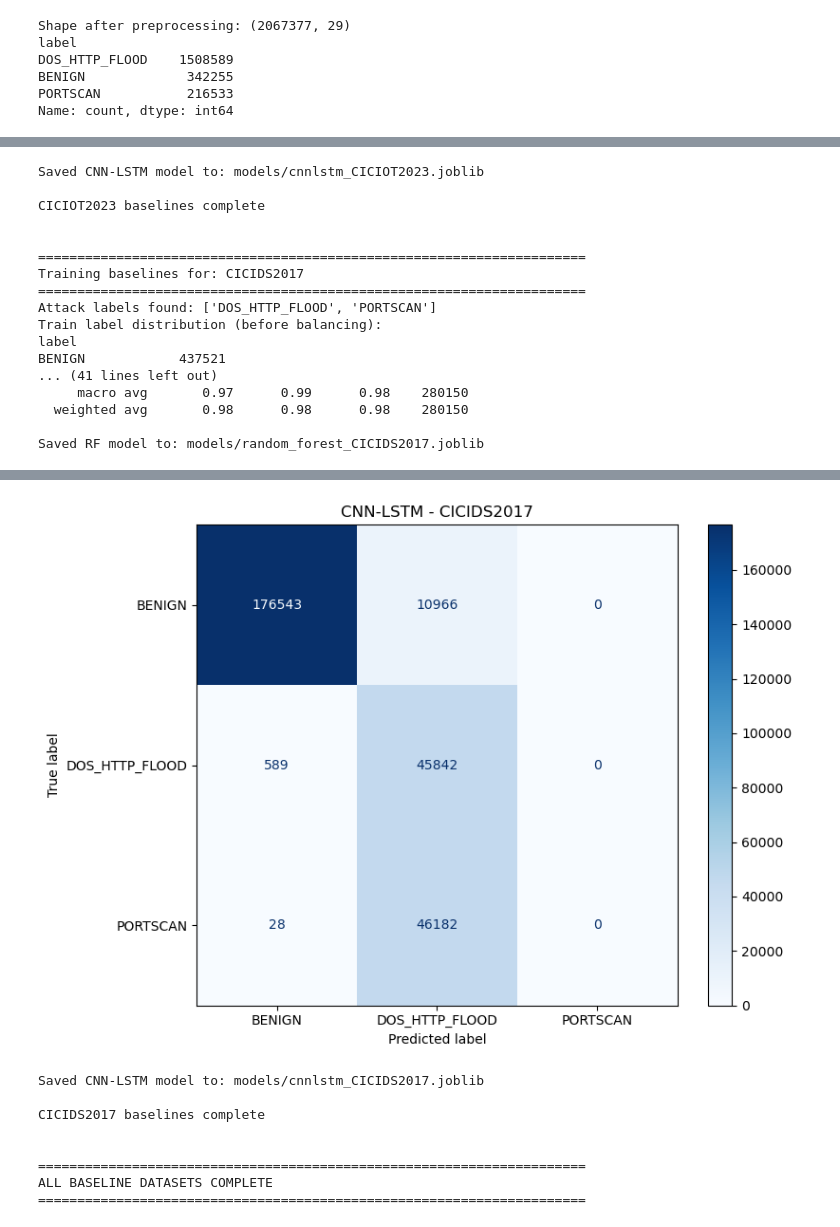
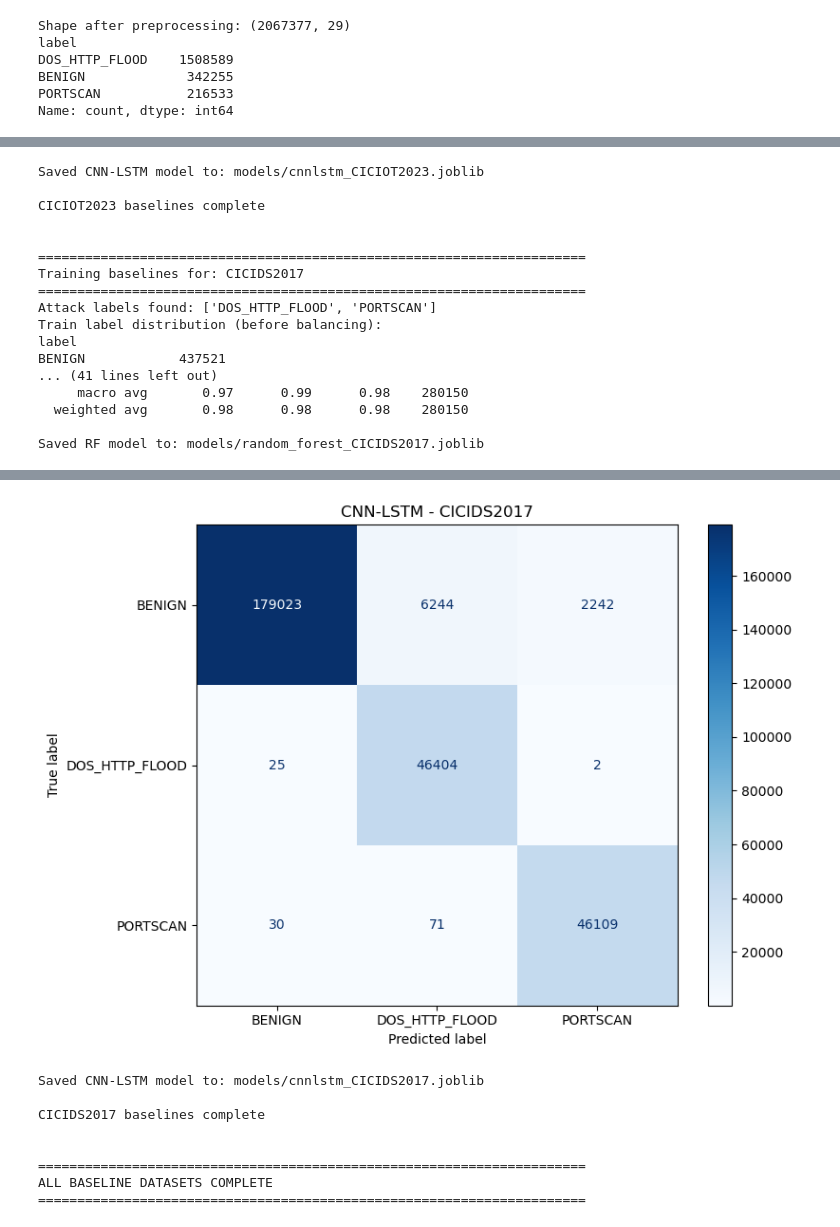
Before and after one commit to ramuld12/Property-based-Neural-Network-Verification, a Jupyter notebook: baseline/baseline.ipynb, the cells around one changed output, grey strips where cells are left out. Saved outputs shown, nothing was run; the diff lists cells and outputs as text; code cells hidden in the pictures.

```diff
--- a/baseline/baseline.ipynb
+++ b/baseline/baseline.ipynb
@@ -180,7 +184,6 @@ for dataset_name, dataset_config in DATASETS.items():
 
     # Load and preprocess dataset
     cleaned_df = dataset_config["data"]
-
 
     # Filter to attack labels
     attack_labels = ["DOS_HTTP_FLOOD", "PORTSCAN"]
@@ -209,7 +212,7 @@ for dataset_name, dataset_config in DATASETS.items():
     # Encode categorical features
     X_train_balanced = X_train_balanced.copy()
     X_test = X_test.copy()
-    categorical_cols = X_train_balanced.select_dtypes(include=["str"]).columns
+    categorical_cols = X_train_balanced.select_dtypes(include=["object", "string"]).columns
     encoder = OrdinalEncoder(handle_unknown="use_encoded_value", unknown_value=-1)
     X_train_balanced[categorical_cols] = encoder.fit_transform(X_train_balanced[categorical_cols])
     X_test[categorical_cols] = encoder.transform(X_test[categorical_cols])
@@ -286,13 +289,17 @@ for dataset_name, dataset_config in DATASETS.items():
 
     # Create and setup model
     n_features = X_train_scaled.shape[1]
-    model = CNNLSTM(n_features).to(device)
-    print(f"n_features: {n_features}")
-    print(model)
+    num_classes = len(le.classes_)
+    print(f"n_features: {n_features}, num_classes: {num_classes}")
 
-    criterion = nn.BCEWithLogitsLoss()
+
+    model = CNNLSTM(n_features, num_classes=num_classes).to(device)
+    criterion = nn.CrossEntropyLoss()
     optimizer = torch.optim.Adam(model.parameters(), lr=1e-3)
-    train_one_epoch, eval_loss_and_acc, predict_probs = create_training_functions(model, criterion, optimizer, device)
+
+    train_one_epoch, eval_loss_and_acc, predict_classes = create_training_functions(
+        model, criterion, optimizer, device
+    )
 
     # Train CNN-LSTM
     patience = 5
@@ -330,11 +337,10 @@ for dataset_name, dataset_config in DATASETS.items():
     model.load_state_dict(best_state)
 
     # ===== CNN-LSTM EVALUATION =====
-    probs, yy = predict_probs(model, test_loader)
-    preds = (probs >= 0.5).astype(int)
+    preds, yy = predict_classes(model, test_loader)
 
     yy_labels = le.inverse_transform(yy.astype(int))
-    pred_labels = le.inverse_transform(preds.flatten().astype(int))
+    pred_labels = le.inverse_transform(preds.astype(int))
 
     # Compute metrics
     cnn_accuracy = np.mean(yy_labels == pred_labels)
@@ -447,4 +453,4 @@ CNNLSTM(
-[figure, old version]
+[figure, new version]
 Saved CNN-LSTM model to: models/cnnlstm_CICIDS2017.joblib
 
 CICIDS2017 baselines complete
```
Also changed, not shown: parts of 3 cells of this notebook, 14 other files.
